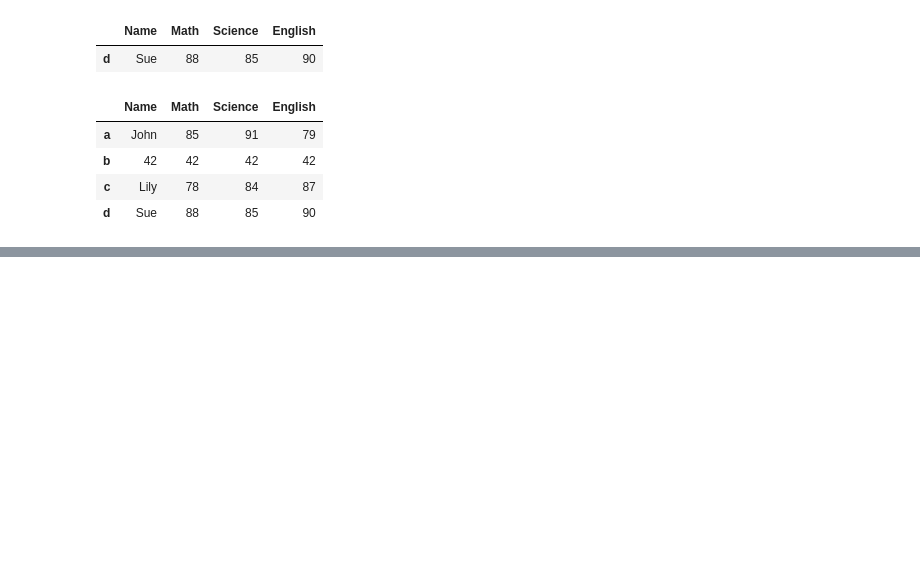
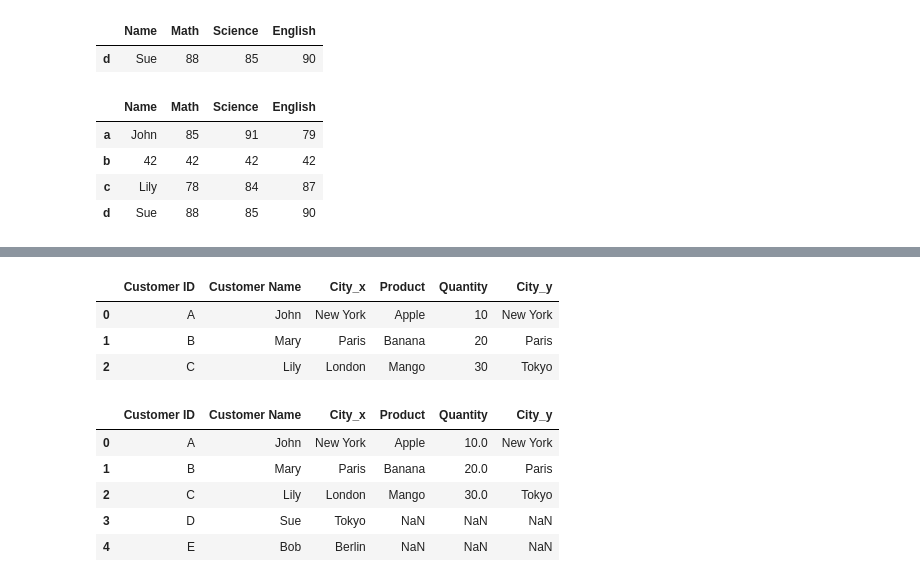
Before and after one commit to PotapenkoOleg/ai-notebooks, a Jupyter notebook: ai_notebooks/pandas/youtube_course.ipynb, the cells around one changed output, grey strips where cells are left out. Drawn from its saved outputs; the diff is of its cells as text; code cells hidden in the pictures; blank space fills up the shorter version.

```diff
--- a/ai_notebooks/pandas/youtube_course.ipynb
+++ b/ai_notebooks/pandas/youtube_course.ipynb
@@ -218,0 +563,23 @@ df.where(df['Math'] < 90, 42)
+# %%
+purchases = pd.DataFrame({
+    'Customer ID': ['A', 'B', 'C'],
+    'Product': ['Apple', 'Banana', 'Mango'],
+    'Quantity': [10, 20, 30],
+    'City': ['New York', 'Paris', 'Tokyo']
+})
+# %%
+pd.merge(customers, purchases, on='Customer ID') # inner join
+# %% [output]
+|  | Customer ID | Customer Name | City_x | Product | Quantity | City_y |
+| 0 | A | John | New York | Apple | 10 | New York |
+| 1 | B | Mary | Paris | Banana | 20 | Paris |
+| 2 | C | Lily | London | Mango | 30 | Tokyo |
+# %%
+pd.merge(customers, purchases, how='outer', on='Customer ID')
+# %% [output]
+|  | Customer ID | Customer Name | City_x | Product | Quantity | City_y |
+| 0 | A | John | New York | Apple | 10.0 | New York |
+| 1 | B | Mary | Paris | Banana | 20.0 | Paris |
+| 2 | C | Lily | London | Mango | 30.0 | Tokyo |
+| 3 | D | Sue | Tokyo | NaN | NaN | NaN |
+| 4 | E | Bob | Berlin | NaN | NaN | NaN |
```
Also changed, not shown: parts of 82 cells of this notebook, 1 other file.
